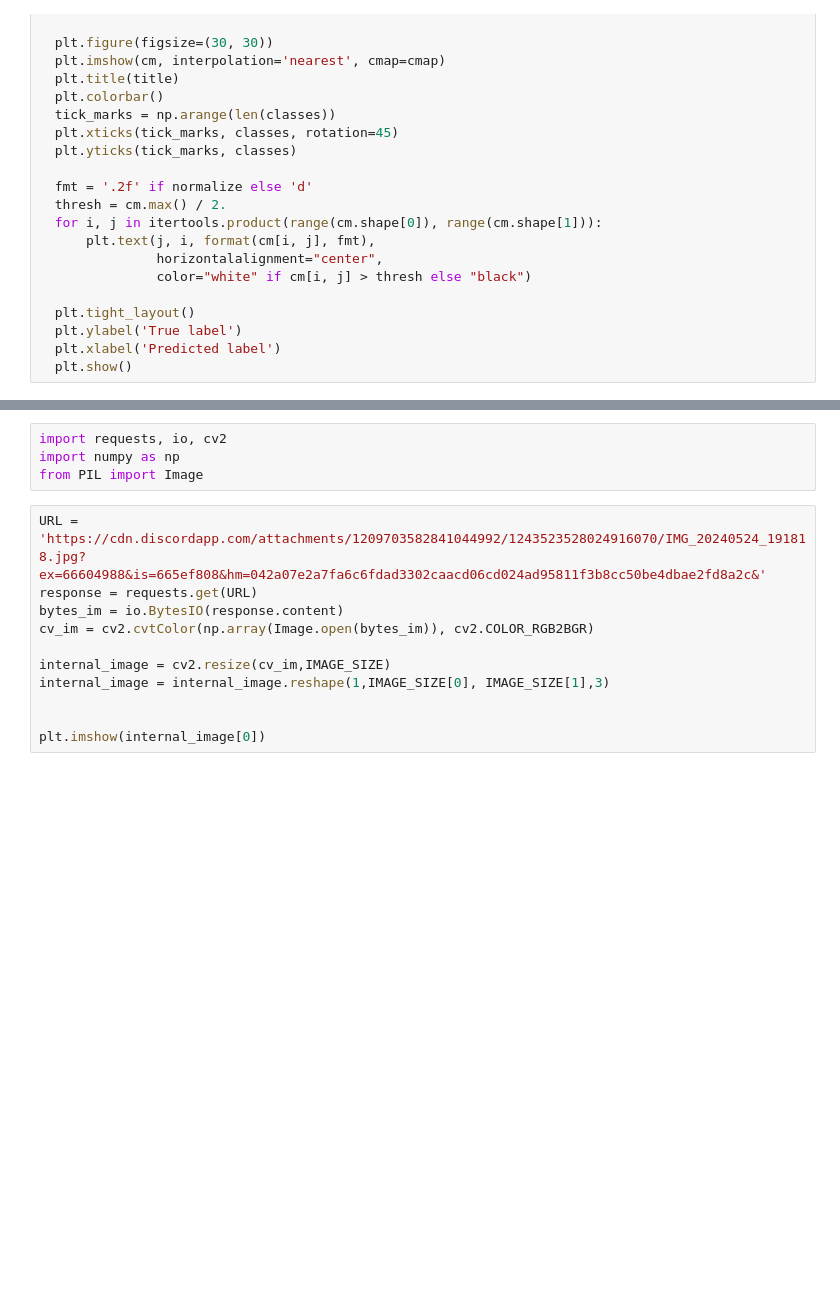
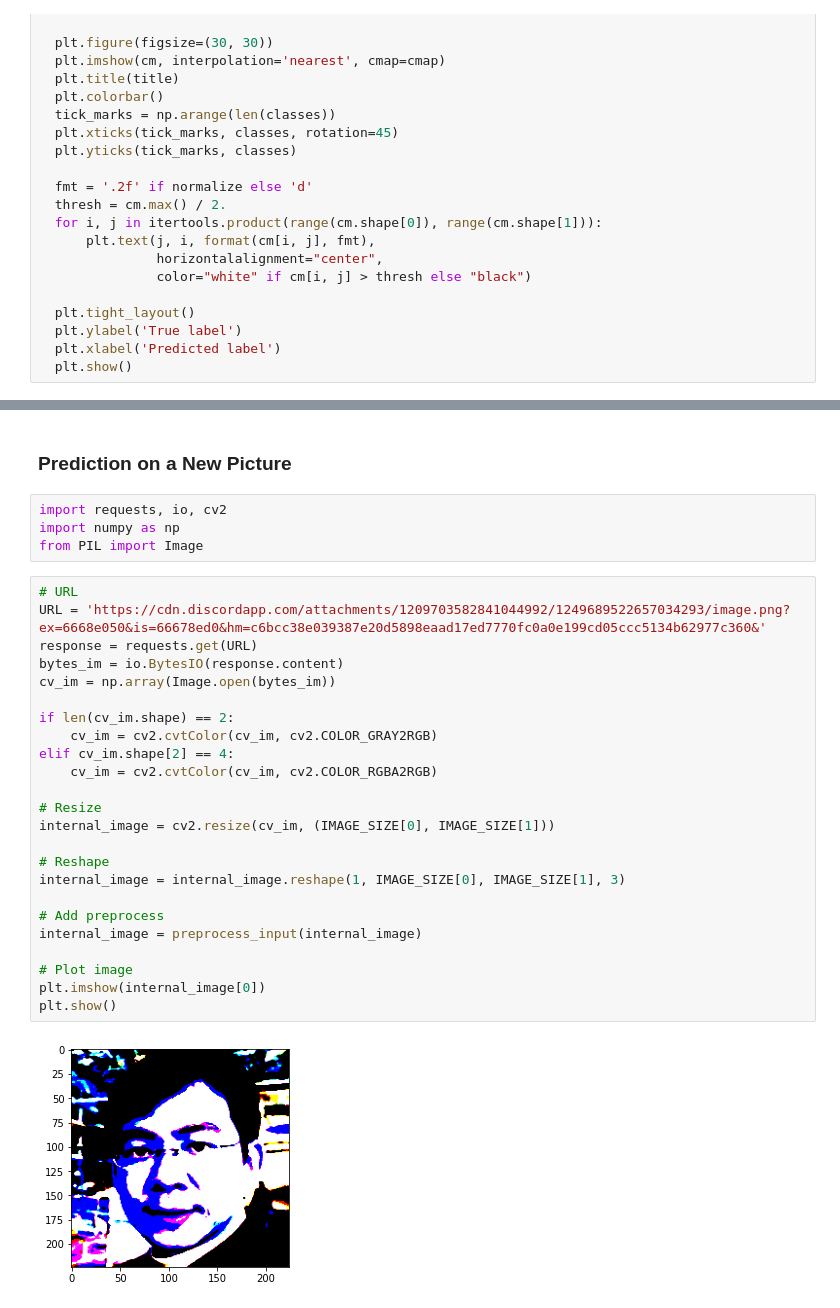
Before and after one commit to QuentinDucoulombier/Agemazing, a Jupyter notebook: agemazing_model.ipynb, the cells around one changed output, grey strips where cells are left out. Cells and saved outputs as stored; diff of their text form; blank space fills up the shorter version.

```diff
--- a/agemazing_model.ipynb
+++ b/agemazing_model.ipynb
@@ -460,18 +595,35 @@ Confusion matrix, without normalization
+# %% [markdown]
+### Prediction on a New Picture
 # %%
 import requests, io, cv2
 import numpy as np
 from PIL import Image
 # %%
-URL = 'https://cdn.discordapp.com/attachments/1209703582841044992/1243523528024916070/IMG_20240524_191818.jpg?ex=66604988&is=665ef808&hm=042a07e2a7fa6c6fdad3302caacd06cd024ad95811f3b8cc50be4dbae2fd8a2c&'
+# URL
+URL = 'https://cdn.discordapp.com/attachments/1209703582841044992/1249689522657034293/image.png?ex=6668e050&is=66678ed0&hm=c6bcc38e039387e20d5898eaad17ed7770fc0a0e199cd05ccc5134b62977c360&'
 response = requests.get(URL)
 bytes_im = io.BytesIO(response.content)
-cv_im = cv2.cvtColor(np.array(Image.open(bytes_im)), cv2.COLOR_RGB2BGR)
+cv_im = np.array(Image.open(bytes_im))
 
-internal_image = cv2.resize(cv_im,IMAGE_SIZE)
-internal_image = internal_image.reshape(1,IMAGE_SIZE[0], IMAGE_SIZE[1],3)
+if len(cv_im.shape) == 2:
+    cv_im = cv2.cvtColor(cv_im, cv2.COLOR_GRAY2RGB)
+elif cv_im.shape[2] == 4:
+    cv_im = cv2.cvtColor(cv_im, cv2.COLOR_RGBA2RGB)
 
+# Resize
+internal_image = cv2.resize(cv_im, (IMAGE_SIZE[0], IMAGE_SIZE[1]))
 
+# Reshape
+internal_image = internal_image.reshape(1, IMAGE_SIZE[0], IMAGE_SIZE[1], 3)
+
+# Add preprocess
+internal_image = preprocess_input(internal_image)
+
+# Plot image
 plt.imshow(internal_image[0])
+plt.show()
+# %% [output]
+[figure, added]
 # %%
 p = model.predict(internal_image)
 #p = np.argmax(p)
```
Also changed, not shown: parts of 48 cells of this notebook, 3 other files.
